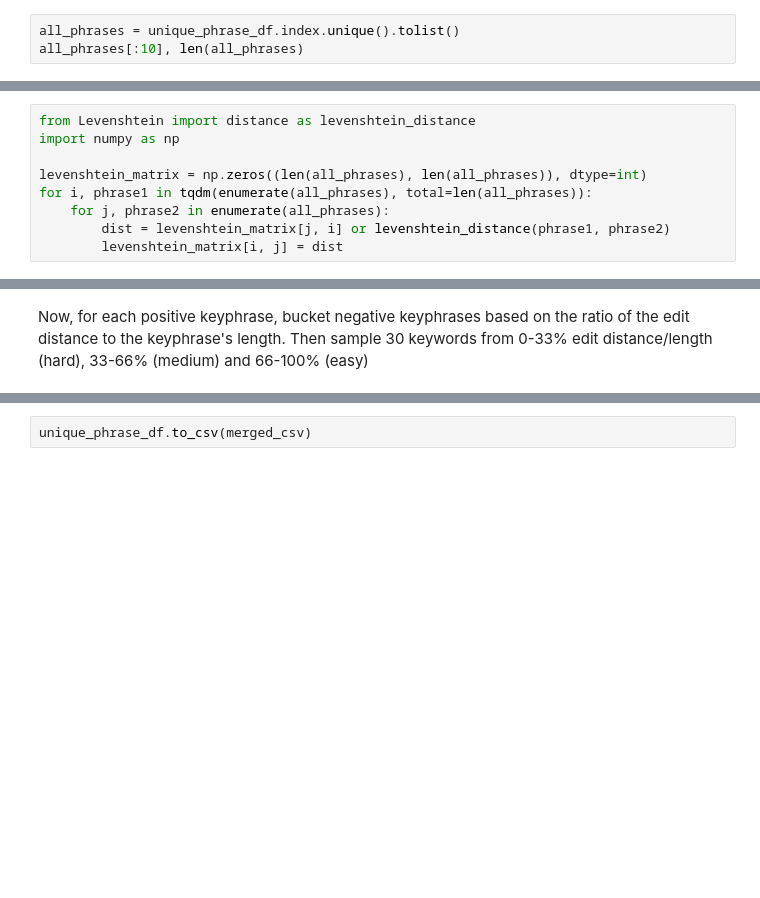
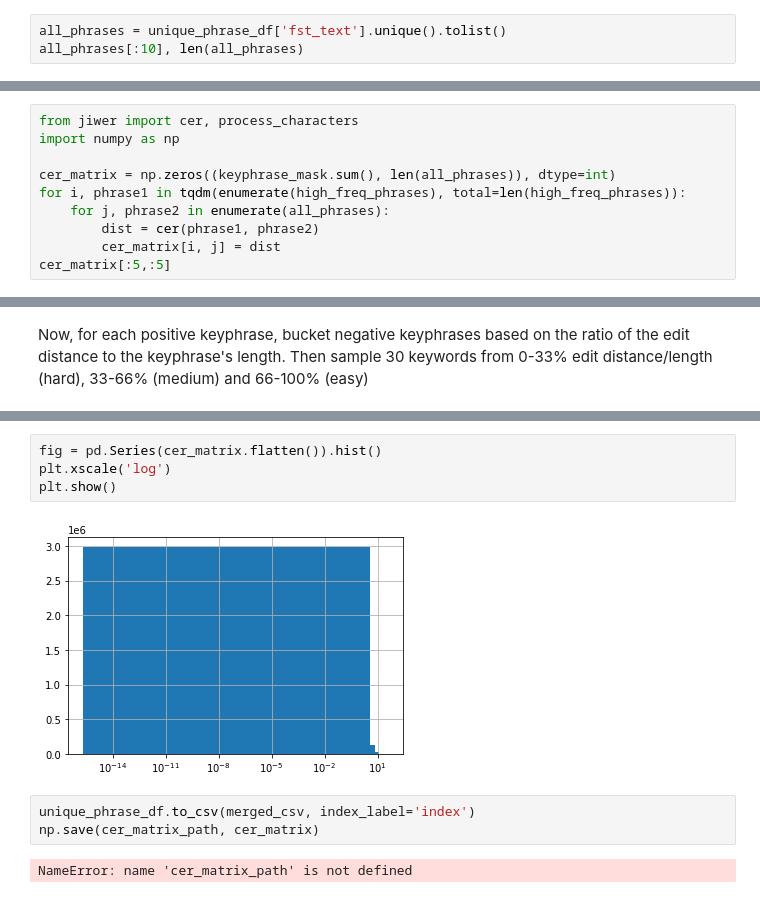
Before and after one commit to markjosims/tira_kws, a Jupyter notebook: notebooks/tira_keyword_exploration.ipynb, the cells around one changed output, grey strips where cells are left out. Cells and saved outputs as stored; diff of their text form; blank space fills up the shorter version.

```diff
--- a/notebooks/tira_keyword_exploration.ipynb
+++ b/notebooks/tira_keyword_exploration.ipynb
@@ -79,4 +105,4 @@ Name: count, dtype: int64
 # %%
-all_phrases = unique_phrase_df.index.unique().tolist()
+all_phrases = unique_phrase_df['fst_text'].unique().tolist()
 all_phrases[:10], len(all_phrases)
 # %% [output]
@@ -160,9 +168,10 @@ First, make a distance matrix showing pairwise Levenshtein edit distance between
 # %%
-from Levenshtein import distance as levenshtein_distance
+from jiwer import cer, process_characters
 import numpy as np
 
-levenshtein_matrix = np.zeros((len(all_phrases), len(all_phrases)), dtype=int)
-for i, phrase1 in tqdm(enumerate(all_phrases), total=len(all_phrases)):
+cer_matrix = np.zeros((keyphrase_mask.sum(), len(all_phrases)), dtype=int)
+for i, phrase1 in tqdm(enumerate(high_freq_phrases), total=len(high_freq_phrases)):
     for j, phrase2 in enumerate(all_phrases):
-        dist = levenshtein_matrix[j, i] or levenshtein_distance(phrase1, phrase2)
-        levenshtein_matrix[i, j] = dist
+        dist = cer(phrase1, phrase2)
+        cer_matrix[i, j] = dist
+cer_matrix[:5,:5]
@@ -225,2 +222,11 @@ non_keyphrase_df.shape, non_keyphrase_df.index.nunique()
+# %%
+fig = pd.Series(cer_matrix.flatten()).hist()
+plt.xscale('log')
+plt.show()
+# %% [output]
+[figure, added]
 # %%
-unique_phrase_df.to_csv(merged_csv)
+unique_phrase_df.to_csv(merged_csv, index_label='index')
+np.save(cer_matrix_path, cer_matrix)
+# %% [output]
+NameError: name 'cer_matrix_path' is not defined
```
Also changed, not shown: parts of 26 cells of this notebook.
